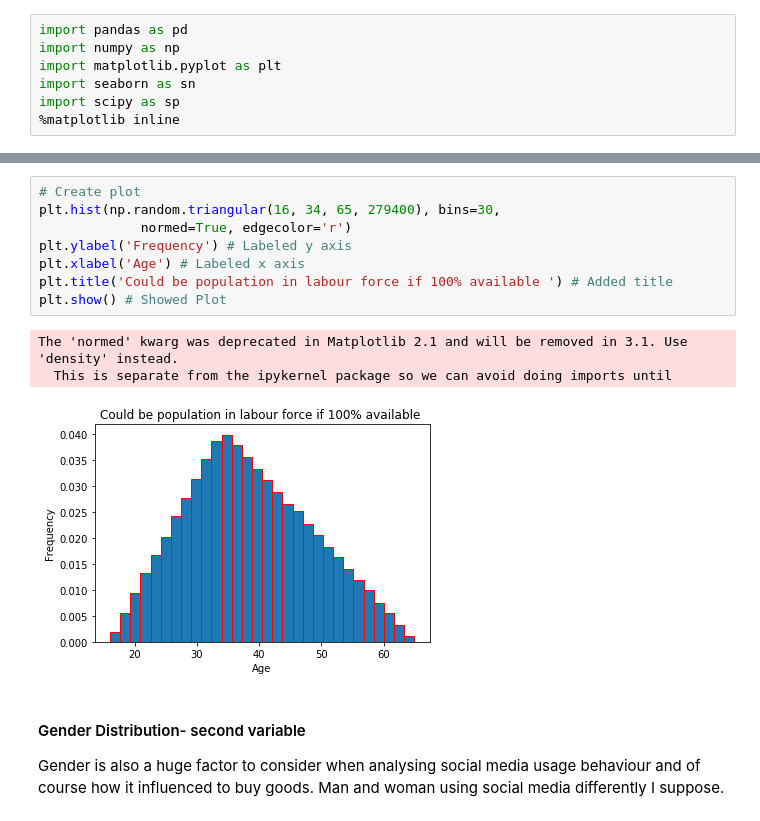
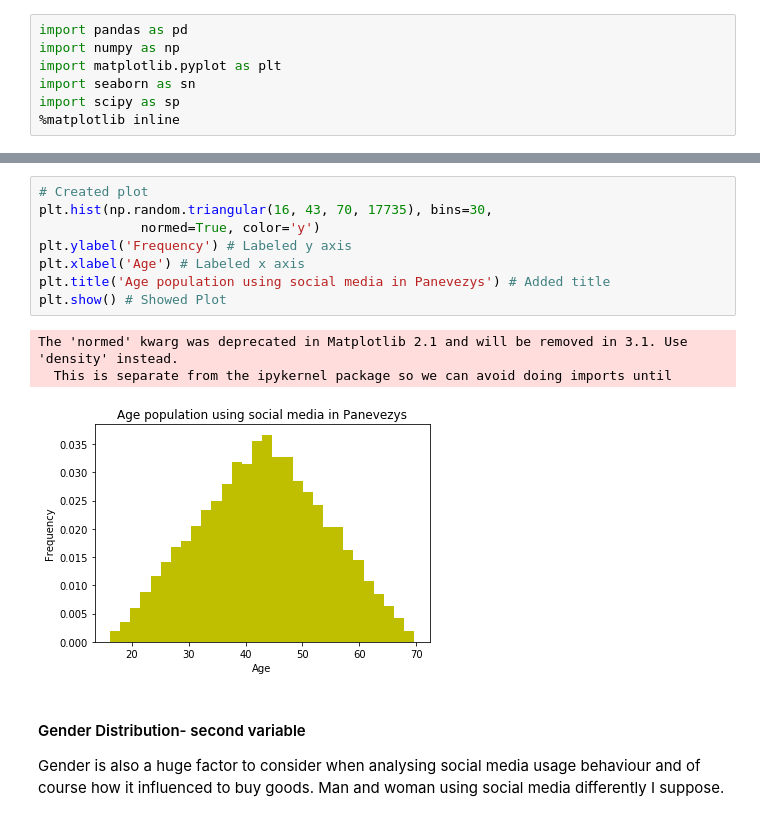
Before and after one commit to rituteval/Programming-DA--PROJECT, a Jupyter notebook: Programming DA- PROJECT.ipynb, the cells around one changed output, grey strips where cells are left out. Cells and saved outputs as stored; diff of their text form.

```diff
--- a/Programming DA- PROJECT.ipynb
+++ b/Programming DA- PROJECT.ipynb
@@ -108,15 +134,15 @@ np.mean(age)
 # %%
-# Create plot
-plt.hist(np.random.triangular(16, 34, 65, 279400), bins=30,
-             normed=True, edgecolor='r')
+# Created plot
+plt.hist(np.random.triangular(16, 43, 70, 17735), bins=30,
+             normed=True, color='y')
 plt.ylabel('Frequency') # Labeled y axis
 plt.xlabel('Age') # Labeled x axis
-plt.title('Could be population in labour force if 100% available ') # Added title
+plt.title('Age population using social media in Panevezys') # Added title
 plt.show() # Showed Plot
 # %% [output]
 The 'normed' kwarg was deprecated in Matplotlib 2.1 and will be removed in 3.1. Use 'density' instead.
   This is separate from the ipykernel package so we can avoid doing imports until
-[figure, old version]
+[figure, new version]
 # %% [markdown]
 
  ####  Gender Distribution-  second variable
```
Also changed, not shown: parts of 16 cells of this notebook.
